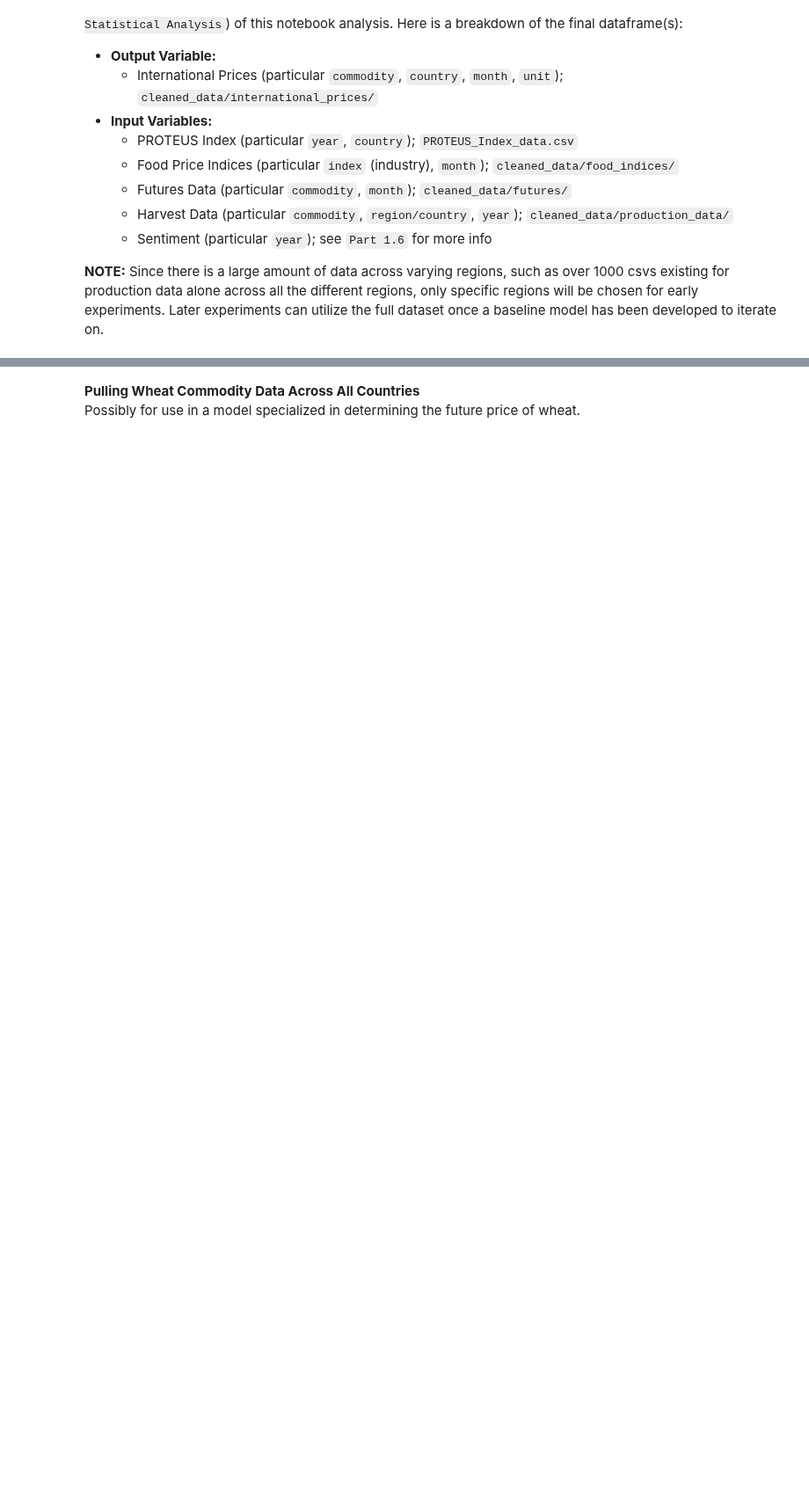
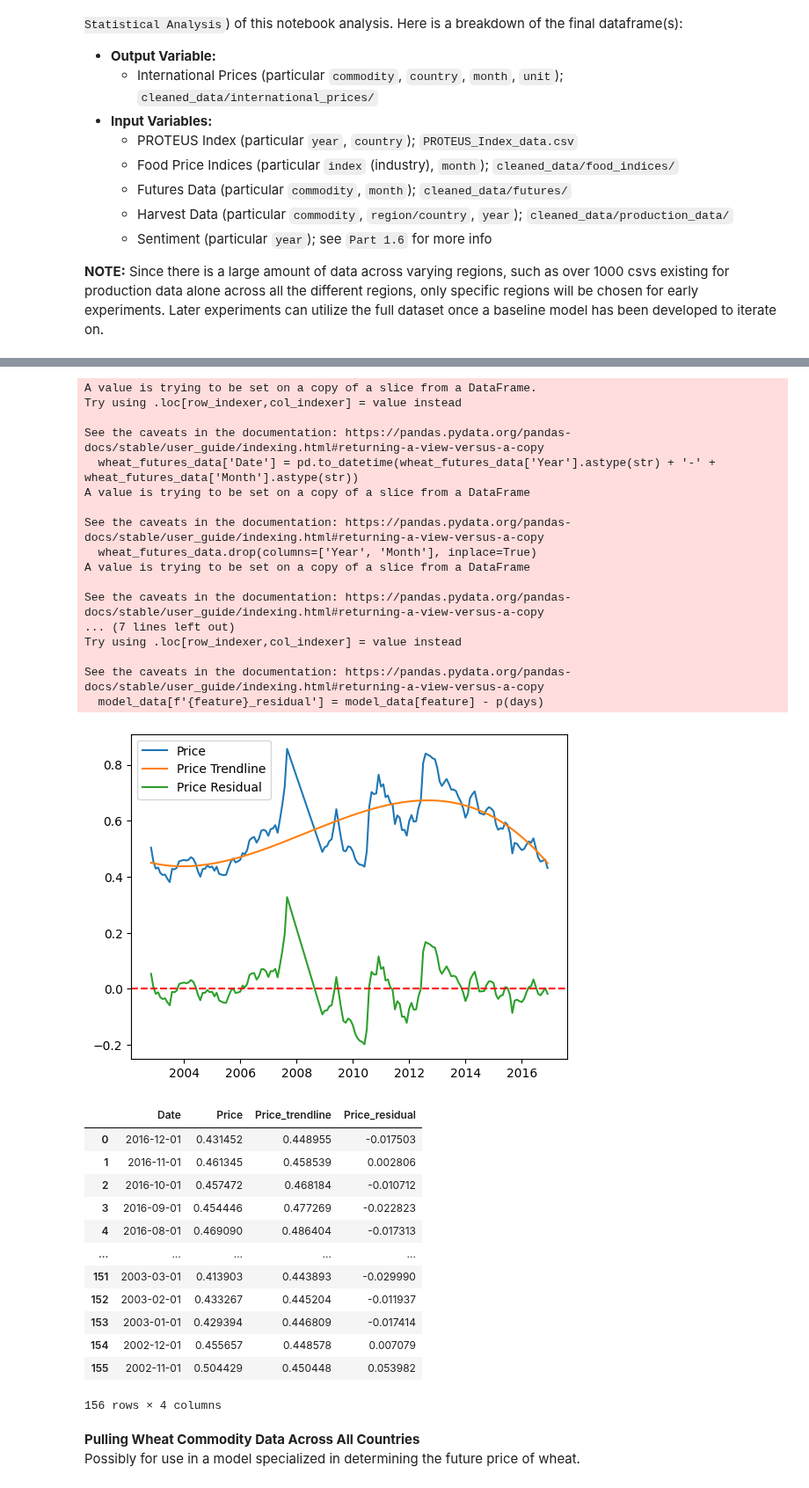
Before and after one commit to Benja-Pauls/Predicting-Commodity-Food-Pricing, a Jupyter notebook: data_analysis.ipynb, the cells around one changed output, grey strips where cells are left out. Shown at 88% size. Cells and saved outputs as stored; diff of their text form; code cells hidden in the pictures; blank space fills up the shorter version.

Commit message:
added residuals calculation

```diff
--- a/data_analysis.ipynb
+++ b/data_analysis.ipynb
@@ -890,4 +937,11 @@ def pull_model_data(iso, commodity_file, special_index_file, futures_file, harve
 
     # Final format for model
     model_data = model_data[['Date', 'Price', 'Proteus2', 'Food Price Index', 'Cereals Price Index', 'Wheat Futures', 'Harvest', 'Sentiment']]
+
+    # Transform all numerical features to residuals from a weak trendline
+    model_data = transform_model_data_to_trend(model_data)
+
     return model_data
+# %%
+pull_model_data('AUS', 'Wheat (ASW)_Australia (Eastern States).csv', 'FAO_Cereal_Price_Index.csv', 'CBOT_Wheat_Futures.csv', 'Wheat_Australia.csv')
+# %% [output]
@@ -894,3 +954,34 @@ def pull_model_data(iso, commodity_file, special_index_file, futures_file, harve
+A value is trying to be set on a copy of a slice from a DataFrame.
+Try using .loc[row_indexer,col_indexer] = value instead
+
+See the caveats in the documentation: https://pandas.pydata.org/pandas-docs/stable/user_guide/indexing.html#returning-a-view-versus-a-copy
+  wheat_futures_data['Date'] = pd.to_datetime(wheat_futures_data['Year'].astype(str) + '-' + wheat_futures_data['Month'].astype(str))
+A value is trying to be set on a copy of a slice from a DataFrame
+
+See the caveats in the documentation: https://pandas.pydata.org/pandas-docs/stable/user_guide/indexing.html#returning-a-view-versus-a-copy
+  wheat_futures_data.drop(columns=['Year', 'Month'], inplace=True)
+A value is trying to be set on a copy of a slice from a DataFrame
+
+See the caveats in the documentation: https://pandas.pydata.org/pandas-docs/stable/user_guide/indexing.html#returning-a-view-versus-a-copy
+... (7 lines left out)
+Try using .loc[row_indexer,col_indexer] = value instead
+
+See the caveats in the documentation: https://pandas.pydata.org/pandas-docs/stable/user_guide/indexing.html#returning-a-view-versus-a-copy
+  model_data[f'{feature}_residual'] = model_data[feature] - p(days)
+[figure, added]
+|  | Date | Price | Price_trendline | Price_residual |
+| 0 | 2016-12-01 | 0.431452 | 0.448955 | -0.017503 |
+| 1 | 2016-11-01 | 0.461345 | 0.458539 | 0.002806 |
+| 2 | 2016-10-01 | 0.457472 | 0.468184 | -0.010712 |
+| 3 | 2016-09-01 | 0.454446 | 0.477269 | -0.022823 |
+| 4 | 2016-08-01 | 0.469090 | 0.486404 | -0.017313 |
+| ... | ... | ... | ... | ... |
+| 151 | 2003-03-01 | 0.413903 | 0.443893 | -0.029990 |
+| 152 | 2003-02-01 | 0.433267 | 0.445204 | -0.011937 |
+| 153 | 2003-01-01 | 0.429394 | 0.446809 | -0.017414 |
+| 154 | 2002-12-01 | 0.455657 | 0.448578 | 0.007079 |
+| 155 | 2002-11-01 | 0.504429 | 0.450448 | 0.053982 |
+156 rows × 4 columns
 # %% [markdown]
 **Pulling Wheat Commodity Data Across All Countries**<br/>
 Possibly for use in a model specialized in determining the future price of wheat.
```
Also changed, not shown: parts of 2 cells of this notebook, 9 other files.
